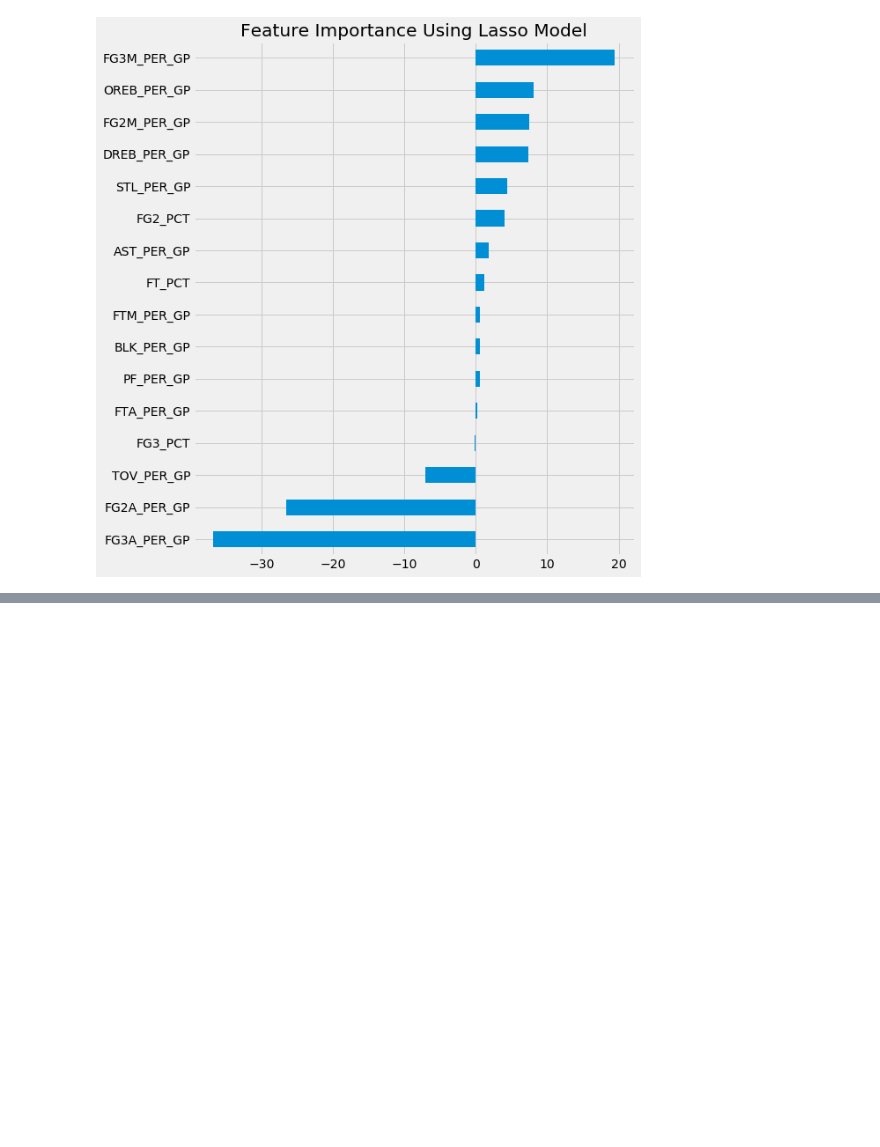
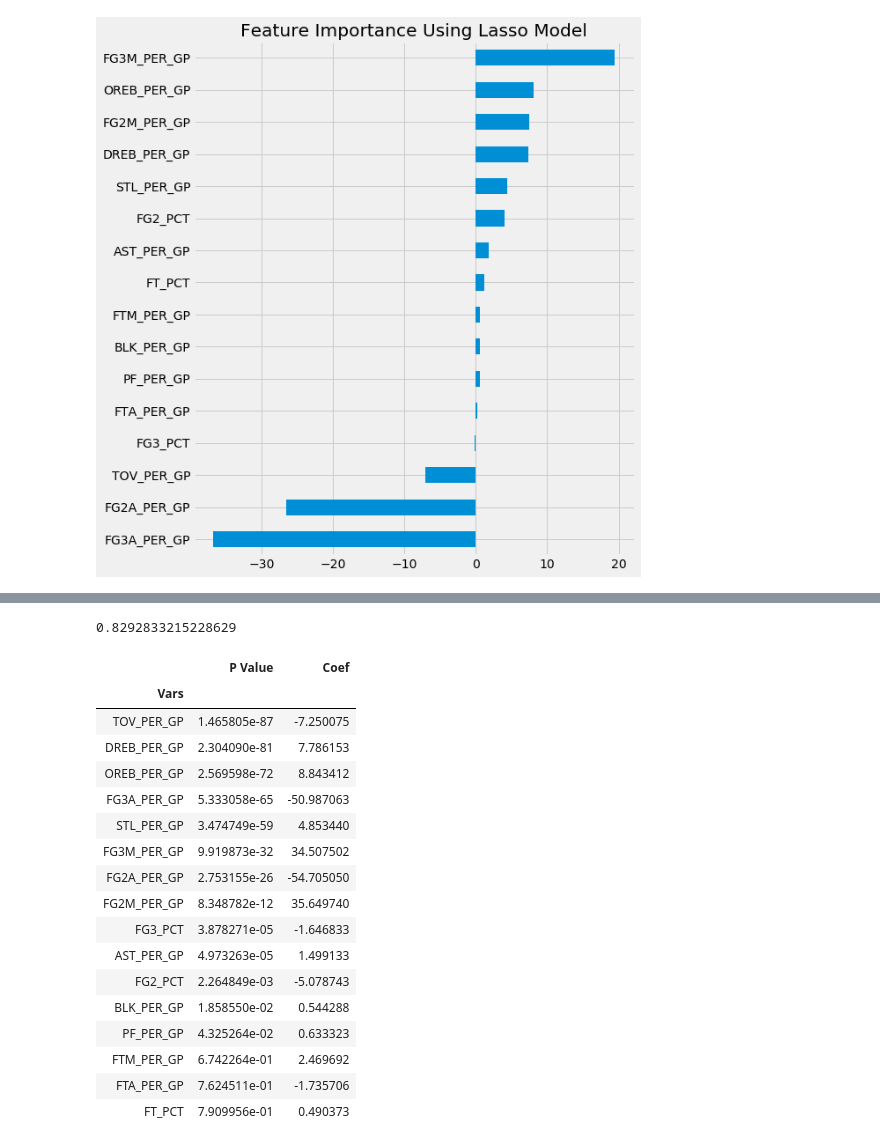
Before and after one commit to bgp09002/NBA, a Jupyter notebook: 3. Modeling/Modeling.ipynb, the cells around one changed output, grey strips where cells are left out. Cells and saved outputs as stored; diff of their text form; code cells hidden in the pictures; blank space fills up the shorter version.

```diff
--- a/3. Modeling/Modeling.ipynb
+++ b/3. Modeling/Modeling.ipynb
@@ -192,0 +239,30 @@ plt.title("Feature Importance Using Lasso Model");
+# %%
+r2_score(y_test,y_preds)
+# %% [output]
+0.8292833215228629
+# %%
+pvalues=model.pvalues.to_frame().rename(columns={0:'P Value'})
+pvalues['Coef']=model.params.to_list()
+pvalues.drop('const',inplace=True)
+pvalues['Vars']=feats
+pvalues.set_index('Vars',inplace=True)
+pvalues.sort_values(by=['P Value'])
+# %% [output]
+|  | P Value | Coef |
+| Vars |  |  |
+| TOV_PER_GP | 1.465805e-87 | -7.250075 |
+| DREB_PER_GP | 2.304090e-81 | 7.786153 |
+| OREB_PER_GP | 2.569598e-72 | 8.843412 |
+| FG3A_PER_GP | 5.333058e-65 | -50.987063 |
+| STL_PER_GP | 3.474749e-59 | 4.853440 |
+| FG3M_PER_GP | 9.919873e-32 | 34.507502 |
+| FG2A_PER_GP | 2.753155e-26 | -54.705050 |
+| FG2M_PER_GP | 8.348782e-12 | 35.649740 |
+| FG3_PCT | 3.878271e-05 | -1.646833 |
+| AST_PER_GP | 4.973263e-05 | 1.499133 |
+| FG2_PCT | 2.264849e-03 | -5.078743 |
+| BLK_PER_GP | 1.858550e-02 | 0.544288 |
+| PF_PER_GP | 4.325264e-02 | 0.633323 |
+| FTM_PER_GP | 6.742264e-01 | 2.469692 |
+| FTA_PER_GP | 7.624511e-01 | -1.735706 |
+| FT_PCT | 7.909956e-01 | 0.490373 |
```
Also changed, not shown: parts of 17 cells of this notebook, 4 other files.
